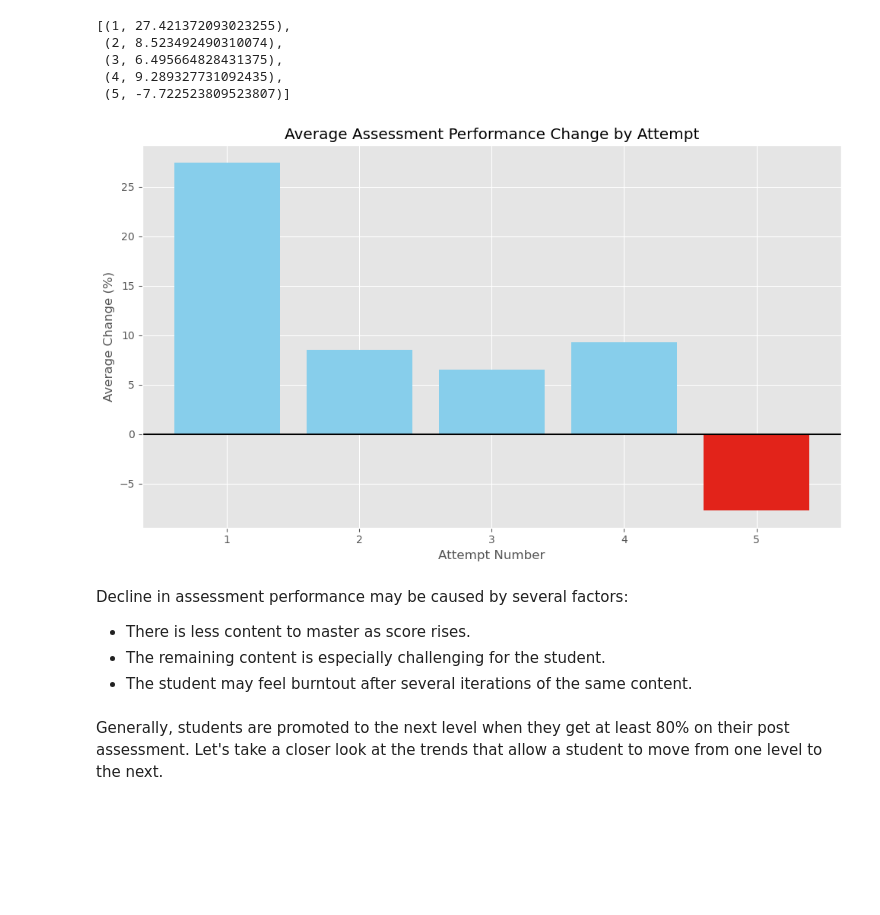
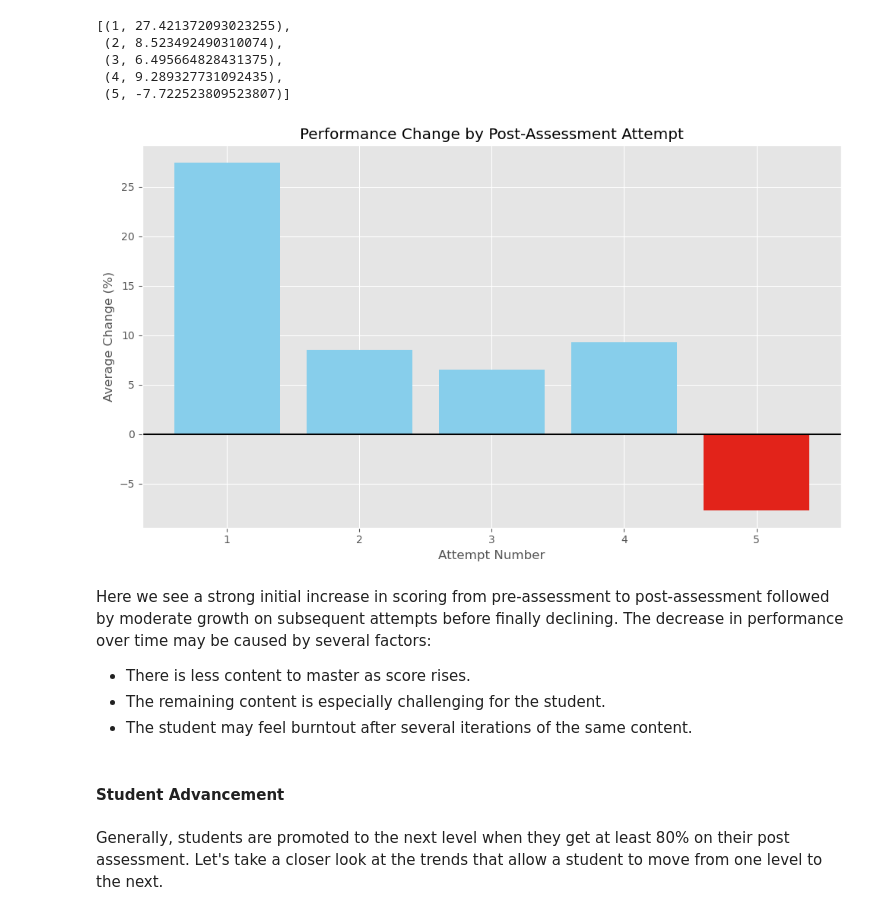
Before and after one commit to elijahlopez94/trends_in_supplemental_education_program, a Jupyter notebook: eda_notebook.ipynb, the cells around one changed output. Saved outputs shown, nothing was run; the diff lists cells and outputs as text; code cells hidden in the pictures; blank space fills up the shorter version.

Commit message:
Added additional functions to condense code for readability. Fully annotated 'Student Progress per Assessment' section.

```diff
--- a/eda_notebook.ipynb
+++ b/eda_notebook.ipynb
@@ -1727,32 +1770,33 @@ performance_per_attempt
  (4, 9.289327731092435),
  (5, -7.722523809523807)]
 # %%
+# Data to plot
 performance_df = pd.DataFrame(performance_per_attempt, columns=['attempt', 'performance'])
+x = performance_df['attempt']
+y = performance_df['performance']
 
 colors = ['#E2231A' if value < 0 else 'skyblue' for value in performance_df['performance']]
 
+# Plot
+plt.figure(figsize=(10, 6))
+plt.bar(x, y, color=colors)
+plt.axhline(0, color='black')  # Add a reference line at 0
 
-plt.figure(figsize=(10, 6))
-plt.bar(performance_df['attempt'], performance_df['performance'], color=colors)
-
-# Add labels and title
-plt.title('Average Assessment Performance Change by Attempt')
+# Add title and labels
+plt.title('Performance Change by Post-Assessment Attempt')
 plt.xlabel('Attempt Number')
 plt.ylabel('Average Change (%)')
-plt.xticks(performance_df['attempt'])
-plt.yticks()
-plt.axhline(0, color='black')  # Add a reference line at 0
-
-# Display the plot
 plt.tight_layout()
 plt.show();
 # %% [output]
-[figure, old version]
+[figure, new version]
 # %% [markdown]
-Decline in assessment performance may be caused by several factors:
+Here we see a strong initial increase in scoring from pre-assessment to post-assessment followed by moderate growth on subsequent attempts before finally declining. The decrease in performance over time may be caused by several factors:
 * There is less content to master as score rises.
 * The remaining content is especially challenging for the student.
 * The student may feel burntout after several iterations of the same content.
+# %% [markdown]
+#### Student Advancement
 # %% [markdown]
 Generally, students are promoted to the next level when they get at least 80% on their post assessment. Let's take a closer look at the trends that allow a student to move from one level to the next.
 # %%
```
Also changed, not shown: parts of 76 cells of this notebook.
